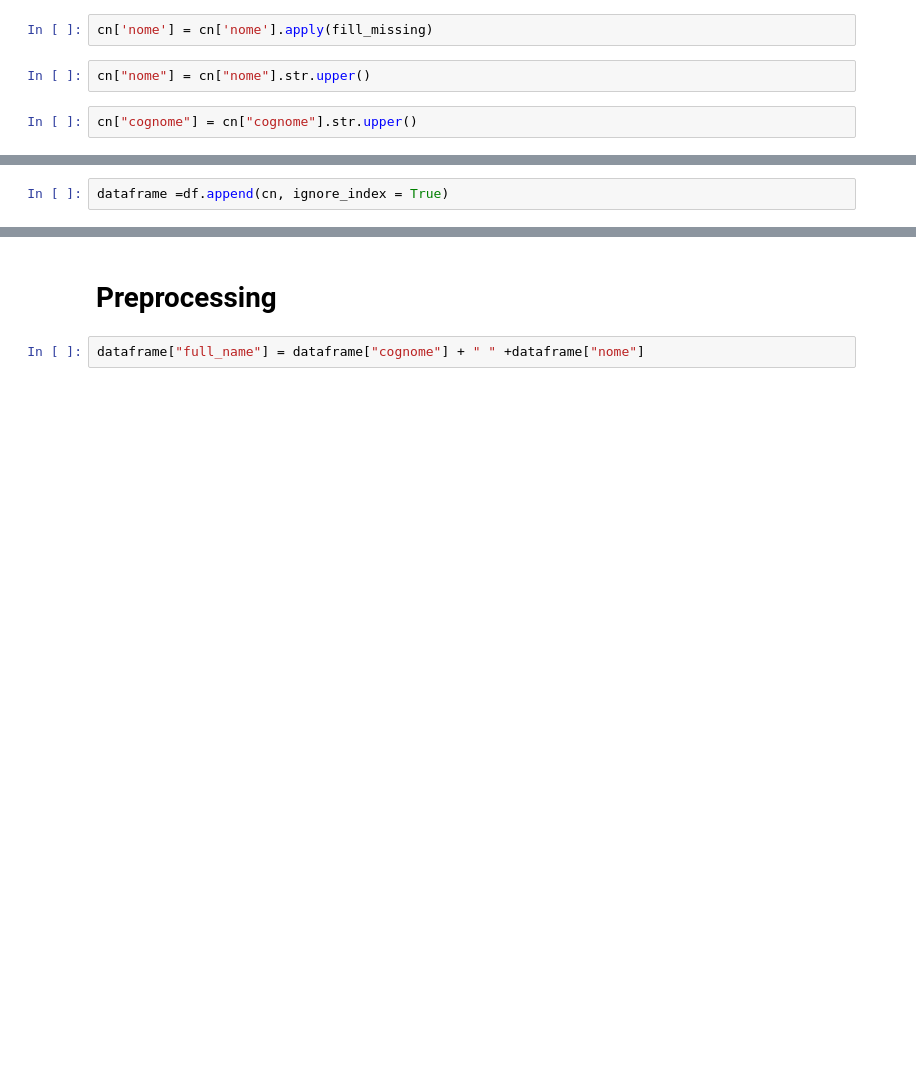
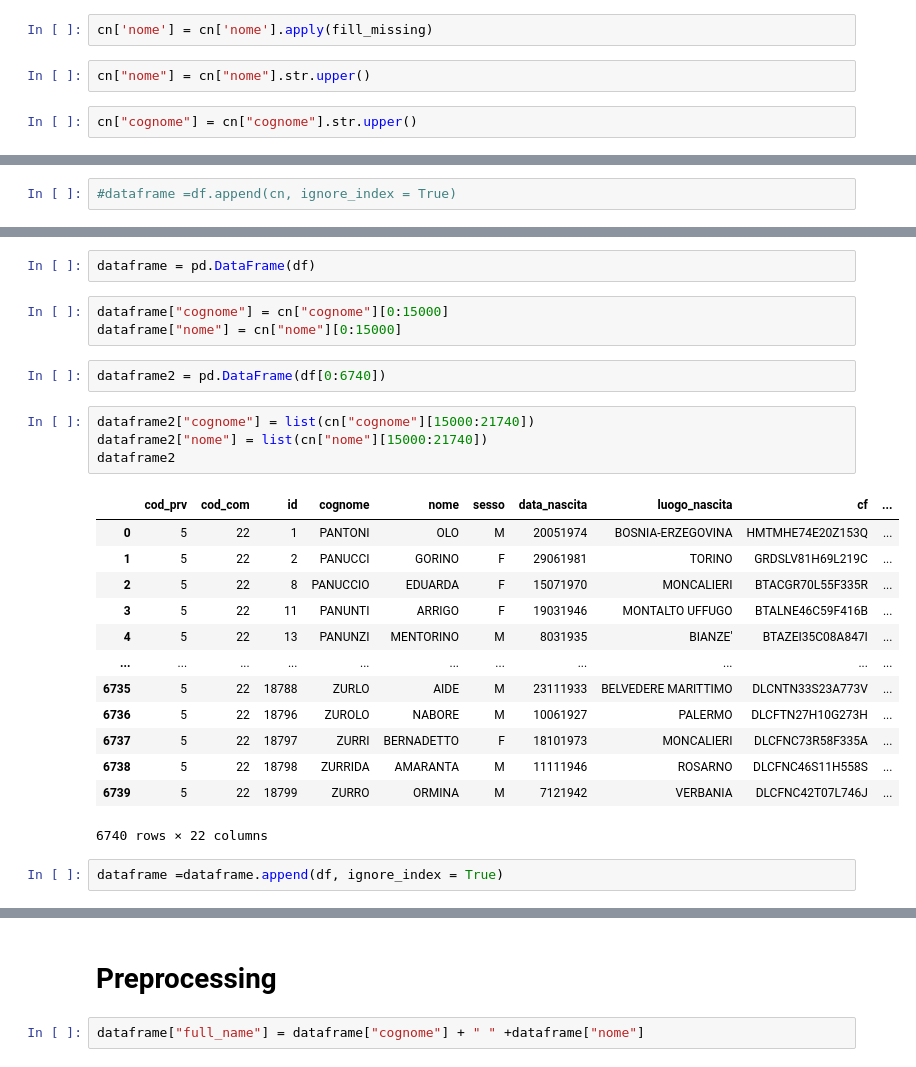
Before and after one commit to sergiorolnic/anonim, a Jupyter notebook: Untitled5.ipynb, the cells around one changed output, grey strips where cells are left out. Drawn from its saved outputs; the diff is of its cells as text; blank space fills up the shorter version.

```diff
--- a/Untitled5.ipynb
+++ b/Untitled5.ipynb
@@ -161,2 +171,2 @@ KeyError: ignored
 # %%
-dataframe =df.append(cn, ignore_index = True)
+#dataframe =df.append(cn, ignore_index = True)
@@ -186,0 +173,27 @@ for col_name, col in df.iteritems():
+# %%
+dataframe = pd.DataFrame(df)
+# %%
+dataframe["cognome"] = cn["cognome"][0:15000]
+dataframe["nome"] = cn["nome"][0:15000]
+# %%
+dataframe2 = pd.DataFrame(df[0:6740])
+# %%
+dataframe2["cognome"] = list(cn["cognome"][15000:21740])
+dataframe2["nome"] = list(cn["nome"][15000:21740])
+dataframe2
+# %% [output]
+|  | cod_prv | cod_com | id | cognome | nome | sesso | data_nascita | luogo_nascita | cf | ... |
+| 0 | 5 | 22 | 1 | PANTONI | OLO | M | 20051974 | BOSNIA-ERZEGOVINA | HMTMHE74E20Z153Q | ... |
+| 1 | 5 | 22 | 2 | PANUCCI | GORINO | F | 29061981 | TORINO | GRDSLV81H69L219C | ... |
+| 2 | 5 | 22 | 8 | PANUCCIO | EDUARDA | F | 15071970 | MONCALIERI | BTACGR70L55F335R | ... |
+| 3 | 5 | 22 | 11 | PANUNTI | ARRIGO | F | 19031946 | MONTALTO UFFUGO | BTALNE46C59F416B | ... |
+| 4 | 5 | 22 | 13 | PANUNZI | MENTORINO | M | 8031935 | BIANZE' | BTAZEI35C08A847I | ... |
+| ... | ... | ... | ... | ... | ... | ... | ... | ... | ... | ... |
+| 6735 | 5 | 22 | 18788 | ZURLO | AIDE | M | 23111933 | BELVEDERE MARITTIMO | DLCNTN33S23A773V | ... |
+| 6736 | 5 | 22 | 18796 | ZUROLO | NABORE | M | 10061927 | PALERMO | DLCFTN27H10G273H | ... |
+| 6737 | 5 | 22 | 18797 | ZURRI | BERNADETTO | F | 18101973 | MONCALIERI | DLCFNC73R58F335A | ... |
+| 6738 | 5 | 22 | 18798 | ZURRIDA | AMARANTA | M | 11111946 | ROSARNO | DLCFNC46S11H558S | ... |
+| 6739 | 5 | 22 | 18799 | ZURRO | ORMINA | M | 7121942 | VERBANIA | DLCFNC42T07L746J | ... |
+6740 rows × 22 columns
+# %%
+dataframe =dataframe.append(df, ignore_index = True)
```
Also changed, not shown: parts of 45 cells of this notebook.
